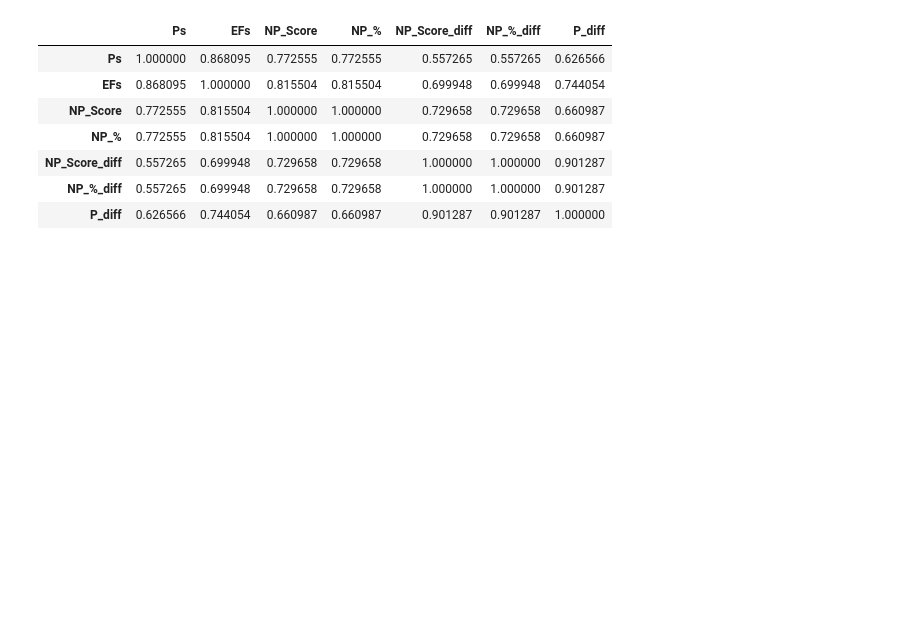
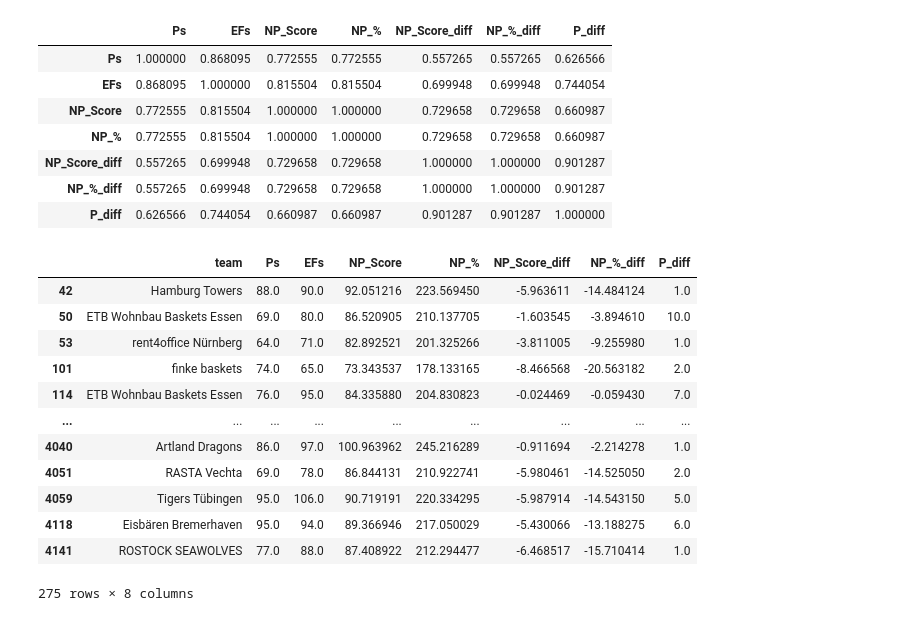
Before and after one commit to Net-Positive/Net_Positive, a Jupyter notebook: EDA/player_scores.ipynb, the cells around one changed output. Saved outputs shown, nothing was run; the diff lists cells and outputs as text; code cells hidden in the pictures; blank space fills up the shorter version.

```diff
--- a/EDA/player_scores.ipynb
+++ b/EDA/player_scores.ipynb
@@ -302,3 +321,19 @@ corr_test_df.corr()
 | NP_Score_diff | 0.557265 | 0.699948 | 0.729658 | 0.729658 | 1.000000 | 1.000000 | 0.901287 |
 | NP_%_diff | 0.557265 | 0.699948 | 0.729658 | 0.729658 | 1.000000 | 1.000000 | 0.901287 |
 | P_diff | 0.626566 | 0.744054 | 0.660987 | 0.660987 | 0.901287 | 0.901287 | 1.000000 |
+# %%
+corr_test_df.query("NP_Score_diff < 0 and P_diff > 0")
+# %% [output]
+|  | team | Ps | EFs | NP_Score | NP_% | NP_Score_diff | NP_%_diff | P_diff |
+| 42 | Hamburg Towers | 88.0 | 90.0 | 92.051216 | 223.569450 | -5.963611 | -14.484124 | 1.0 |
+| 50 | ETB Wohnbau Baskets Essen | 69.0 | 80.0 | 86.520905 | 210.137705 | -1.603545 | -3.894610 | 10.0 |
+| 53 | rent4office Nürnberg | 64.0 | 71.0 | 82.892521 | 201.325266 | -3.811005 | -9.255980 | 1.0 |
+| 101 | finke baskets | 74.0 | 65.0 | 73.343537 | 178.133165 | -8.466568 | -20.563182 | 2.0 |
+| 114 | ETB Wohnbau Baskets Essen | 76.0 | 95.0 | 84.335880 | 204.830823 | -0.024469 | -0.059430 | 7.0 |
+| ... | ... | ... | ... | ... | ... | ... | ... | ... |
+| 4040 | Artland Dragons | 86.0 | 97.0 | 100.963962 | 245.216289 | -0.911694 | -2.214278 | 1.0 |
+| 4051 | RASTA Vechta | 69.0 | 78.0 | 86.844131 | 210.922741 | -5.980461 | -14.525050 | 2.0 |
+| 4059 | Tigers Tübingen | 95.0 | 106.0 | 90.719191 | 220.334295 | -5.987914 | -14.543150 | 5.0 |
+| 4118 | Eisbären Bremerhaven | 95.0 | 94.0 | 89.366946 | 217.050029 | -5.430066 | -13.188275 | 6.0 |
+| 4141 | ROSTOCK SEAWOLVES | 77.0 | 88.0 | 87.408922 | 212.294477 | -6.468517 | -15.710414 | 1.0 |
+275 rows × 8 columns
```
Also changed, not shown: parts of 10 cells of this notebook, 1 other file.
